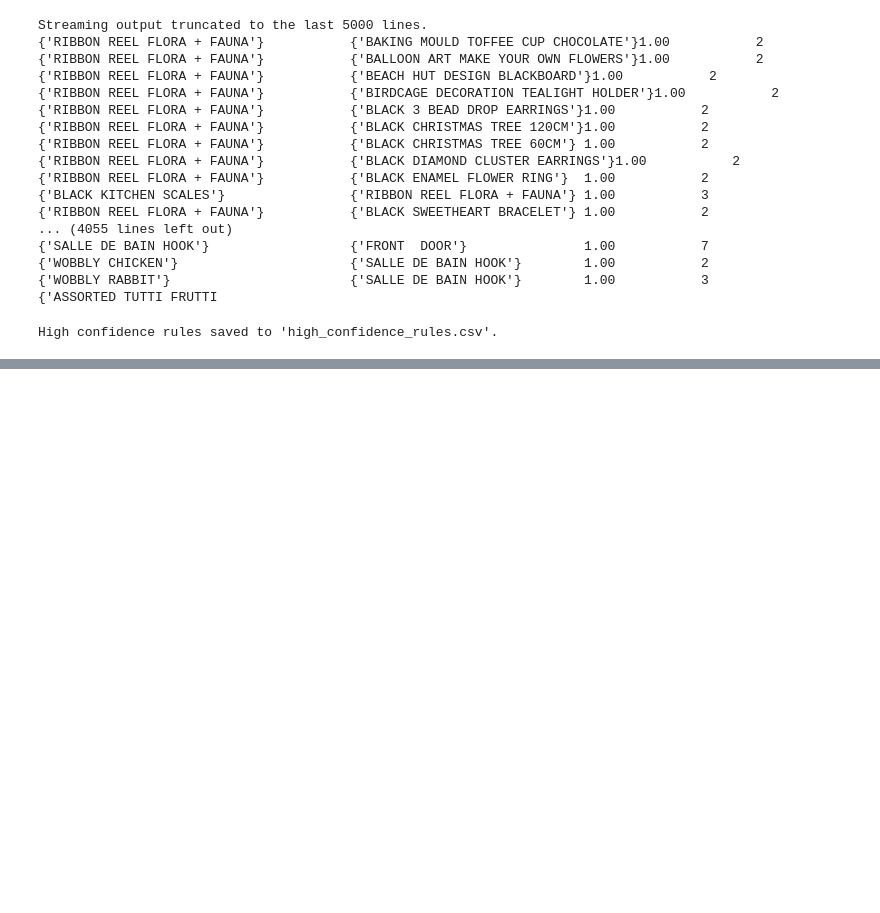
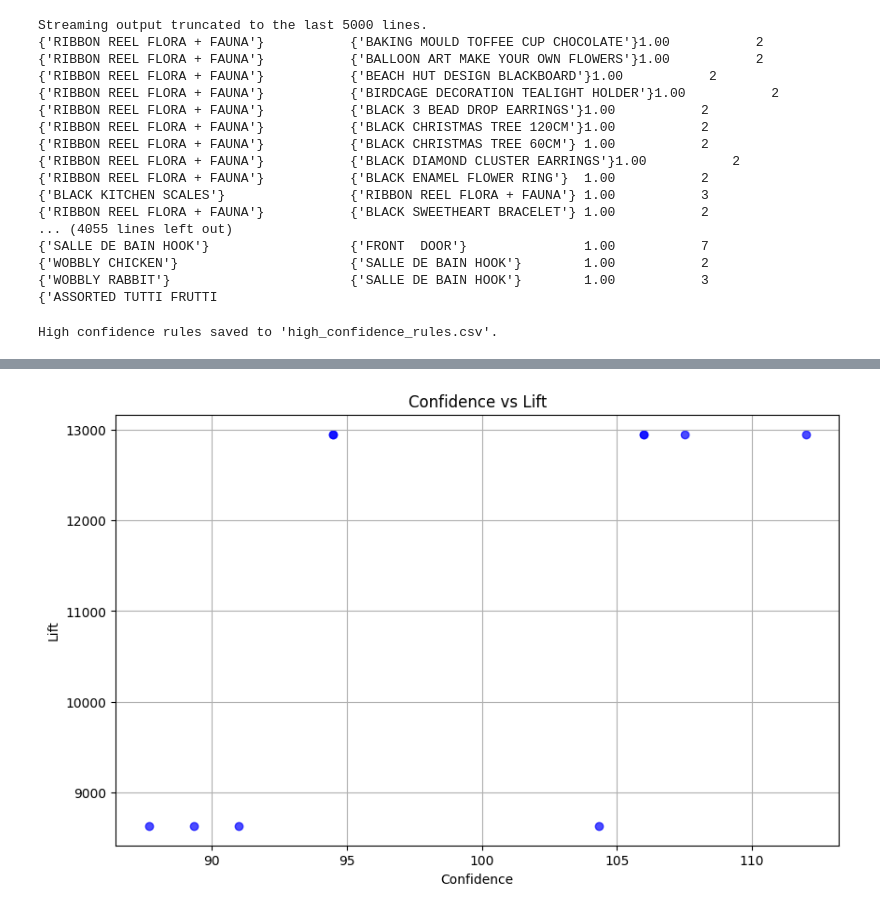
Before and after one commit to NishatVasker/CSE488_Big-Data-Analytics-, a Jupyter notebook: lab_03_E_commerce_Data_Analysis.ipynb, the cells around one changed output, grey strips where cells are left out. Cells and saved outputs as stored; diff of their text form; code cells hidden in the pictures; blank space fills up the shorter version.

```diff
--- a/lab_03_E_commerce_Data_Analysis.ipynb
+++ b/lab_03_E_commerce_Data_Analysis.ipynb
@@ -418,0 +535,11 @@ High confidence rules saved to 'high_confidence_rules.csv'.
+# %%
+# Scatter plot for Confidence vs Lift
+plt.figure(figsize=(10, 6))
+plt.scatter(association_rules['Confidence'], association_rules['Lift'], alpha=0.7, c='blue')
+plt.title('Confidence vs Lift')
+plt.xlabel('Confidence')
+plt.ylabel('Lift')
+plt.grid(True)
+plt.show()
+# %% [output]
+[figure, added]
```
Also changed, not shown: parts of 9 cells of this notebook.
